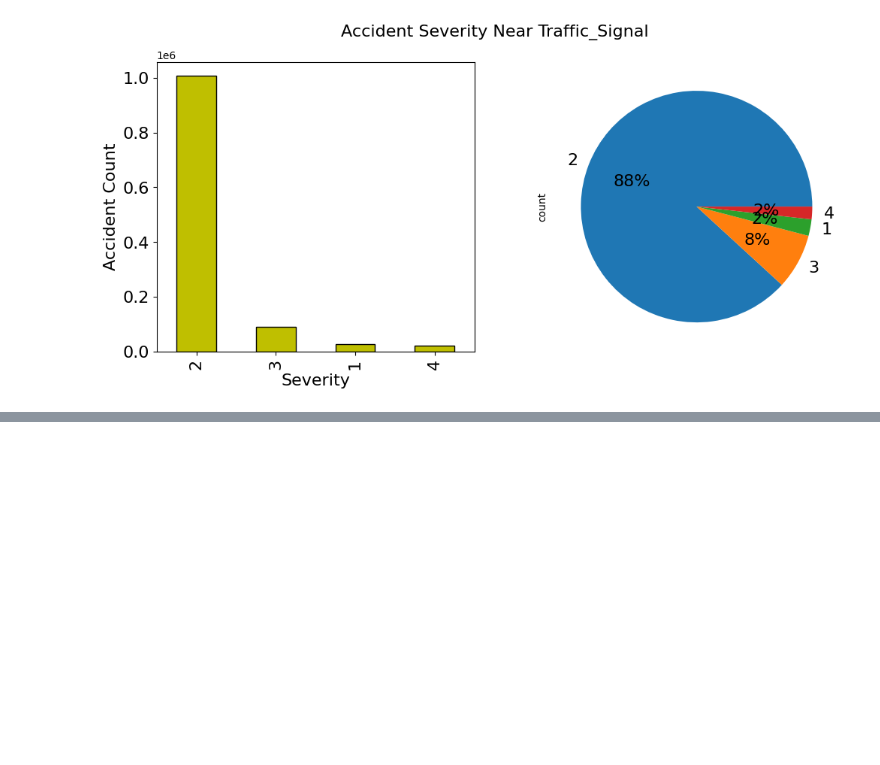
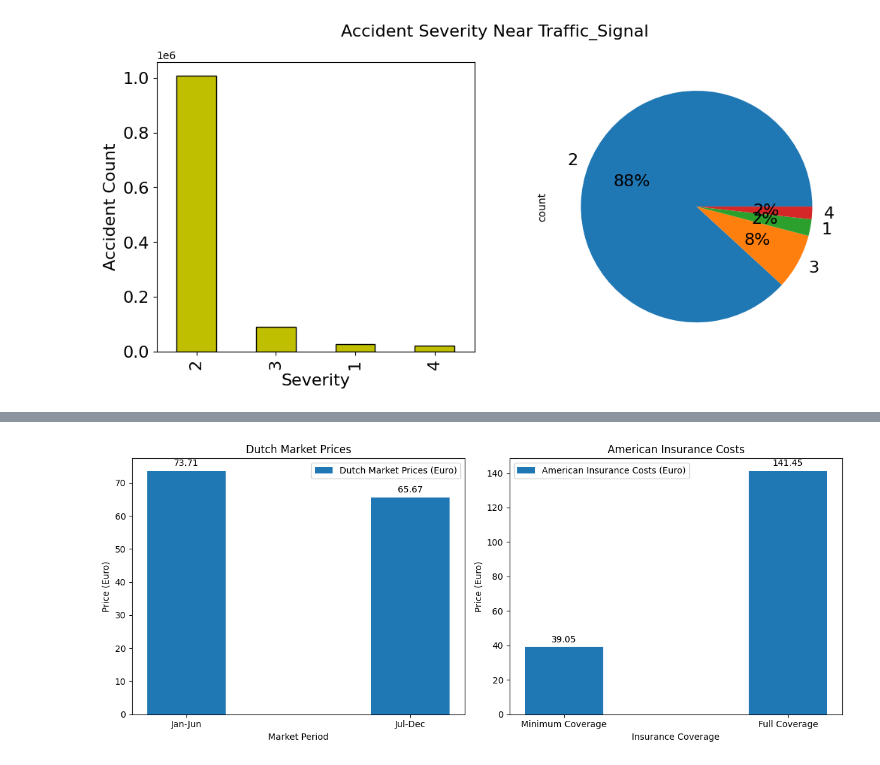
Before and after one commit to IsabelvanDam19/WT_Specialisatie, a Jupyter notebook: iets wat je leuk vind.ipynb, the cells around one changed output, grey strips where cells are left out. Saved outputs shown, nothing was run; the diff lists cells and outputs as text; code cells hidden in the pictures; blank space fills up the shorter version.

```diff
--- a/iets wat je leuk vind.ipynb
+++ b/iets wat je leuk vind.ipynb
@@ -600,0 +728,51 @@ Sophia met weer enzo:
+# %%
+import matplotlib.pyplot as plt
+import numpy as np
+
+# Data
+market_periods = ['Jan-Jun', 'Jul-Dec']
+dutch_market_prices_euro = [73.71, 65.67]
+american_insurance_costs_euro = [39.05, 141.45]
+
+# Set the width of the bars
+bar_width = 0.35
+index = np.arange(len(market_periods))
+
+# Create subplots
+fig, (ax1, ax2) = plt.subplots(1, 2, figsize=(12, 5))
+
+# Plot Dutch market prices
+dutch_bars = ax1.bar(index, dutch_market_prices_euro, bar_width, label='Dutch Market Prices (Euro)')
+ax1.set_xlabel('Market Period')
+ax1.set_ylabel('Price (Euro)')
+ax1.set_title('Dutch Market Prices')
+ax1.set_xticks(index)
+ax1.set_xticklabels(market_periods)
+ax1.legend()
+
+# Plot American insurance costs
+american_bars = ax2.bar(index, american_insurance_costs_euro, bar_width, label='American Insurance Costs (Euro)')
+ax2.set_xlabel('Insurance Coverage')
+ax2.set_ylabel('Price (Euro)')
+ax2.set_title('American Insurance Costs')
+ax2.set_xticks(index)
+ax2.set_xticklabels(['Minimum Coverage', 'Full Coverage'])
+ax2.legend()
+
+# Add values on top of the bars
+def add_values_on_bars(bars, ax):
+    for bar in bars:
+        height = bar.get_height()
+        ax.annotate('{}'.format(height),
+                    xy=(bar.get_x() + bar.get_width() / 2, height),
+                    xytext=(0, 3),  # 3 points vertical offset
+                    textcoords="offset points",
+                    ha='center', va='bottom')
+
+add_values_on_bars(dutch_bars, ax1)
+add_values_on_bars(american_bars, ax2)
+
+plt.tight_layout()
+plt.show()
+# %% [output]
+[figure, added]
```
Also changed, not shown: parts of 7 cells of this notebook.
